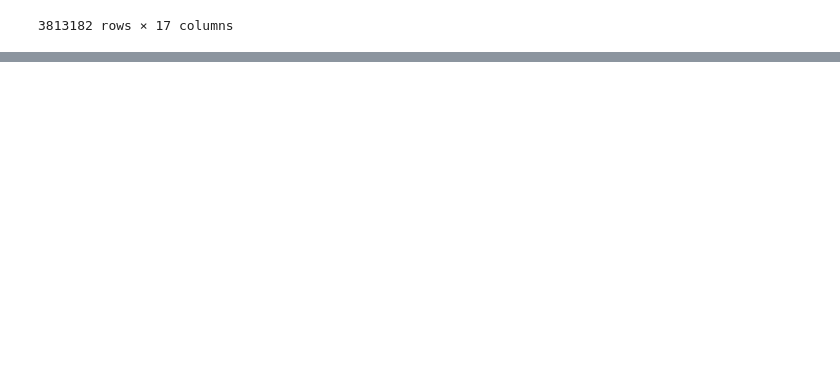
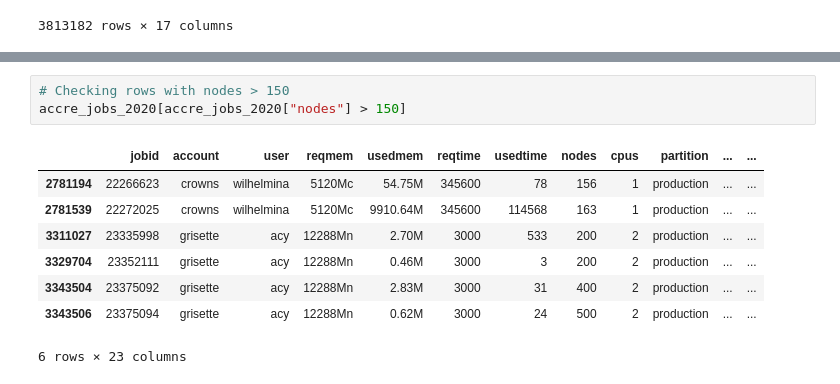
Before and after one commit to nss-data-science-cohort-4/dq2-accre-amd, a Jupyter notebook: notebooks/accre_jobs_2020.ipynb, the cells around one changed output, grey strips where cells are left out. Saved outputs shown, nothing was run; the diff lists cells and outputs as text; blank space fills up the shorter version.

```diff
--- a/notebooks/accre_jobs_2020.ipynb
+++ b/notebooks/accre_jobs_2020.ipynb
@@ -323,0 +584,12 @@ accre_jobs_2020
+# %%
+# Checking rows with nodes > 150
+accre_jobs_2020[accre_jobs_2020["nodes"] > 150]
+# %% [output]
+|  | jobid | account | user | reqmem | usedmem | reqtime | usedtime | nodes | cpus | partition | ... | ... |
+| 2781194 | 22266623 | crowns | wilhelmina | 5120Mc | 54.75M | 345600 | 78 | 156 | 1 | production | ... | ... |
+| 2781539 | 22272025 | crowns | wilhelmina | 5120Mc | 9910.64M | 345600 | 114568 | 163 | 1 | production | ... | ... |
+| 3311027 | 23335998 | grisette | acy | 12288Mn | 2.70M | 3000 | 533 | 200 | 2 | production | ... | ... |
+| 3329704 | 23352111 | grisette | acy | 12288Mn | 0.46M | 3000 | 3 | 200 | 2 | production | ... | ... |
+| 3343504 | 23375092 | grisette | acy | 12288Mn | 2.83M | 3000 | 31 | 400 | 2 | production | ... | ... |
+| 3343506 | 23375094 | grisette | acy | 12288Mn | 0.62M | 3000 | 24 | 500 | 2 | production | ... | ... |
+6 rows × 23 columns
```
Also changed, not shown: parts of 20 cells of this notebook.
